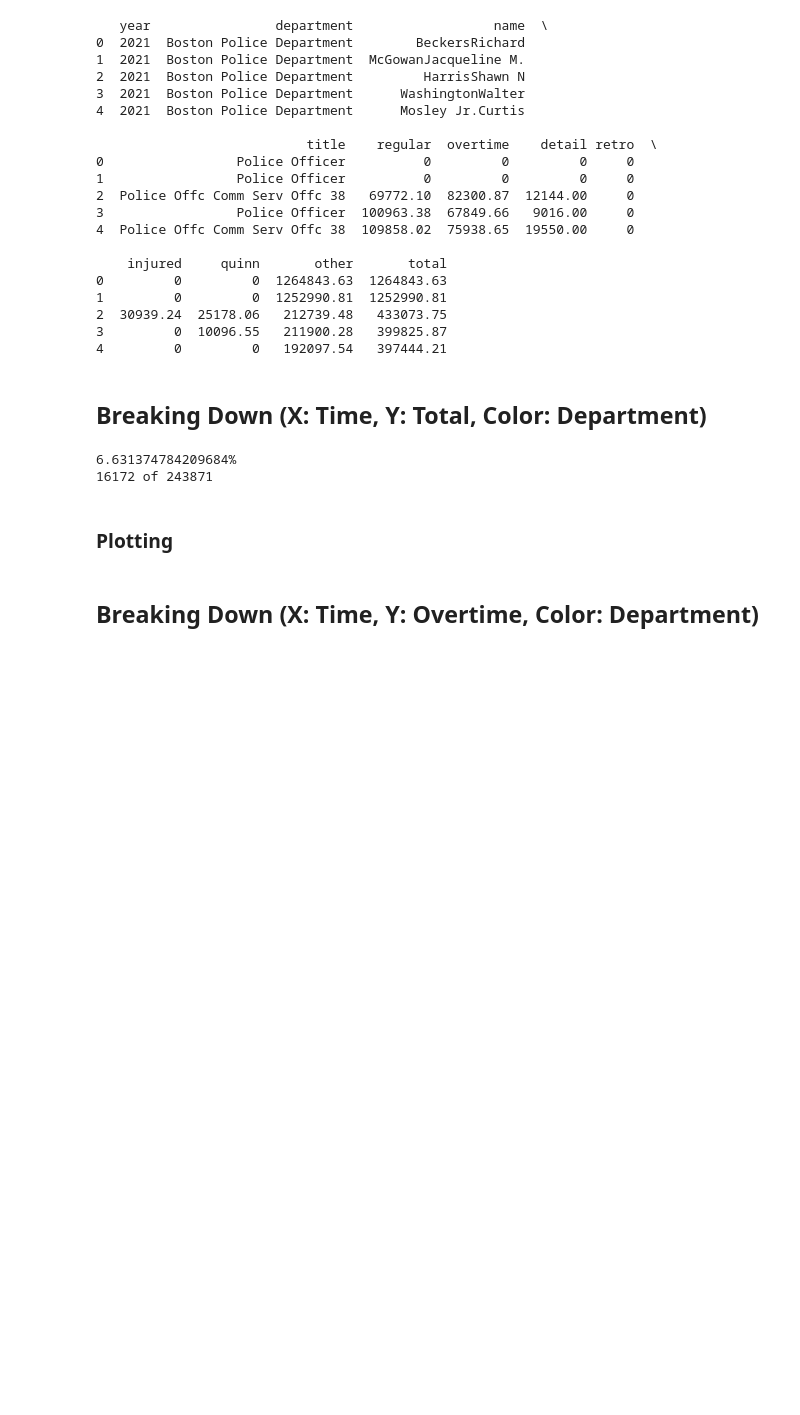
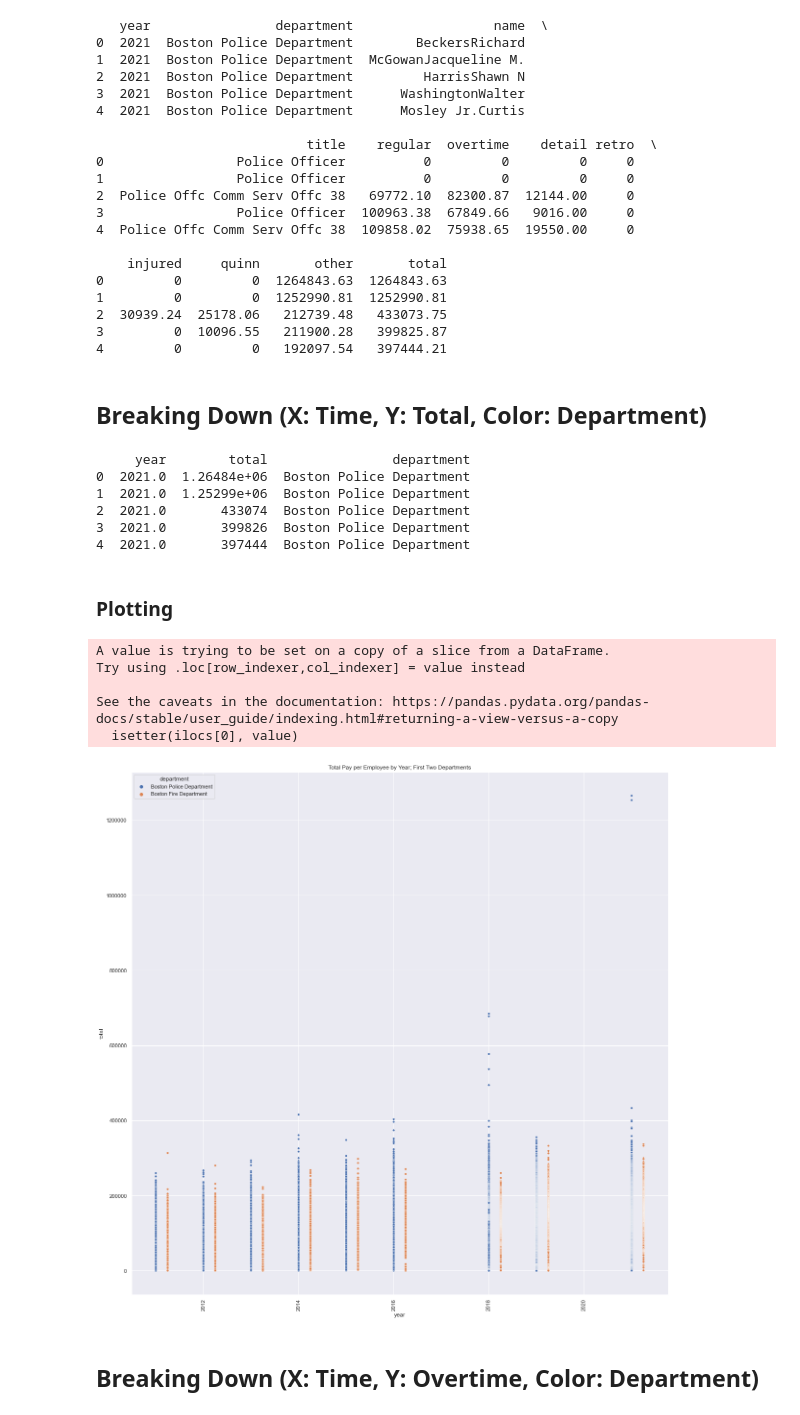
Before and after one commit to atomdog/CBBA, a Jupyter notebook: prototype visuals.ipynb, the cells around one changed output. Saved outputs shown, nothing was run; the diff lists cells and outputs as text; code cells hidden in the pictures; blank space fills up the shorter version.

```diff
--- a/prototype visuals.ipynb
+++ b/prototype visuals.ipynb
@@ -215,27 +217,54 @@ print("/r")
 for z in range(0, indexed):
     clear_output(wait=True)
     print(str((z / indexed)*100)+"% "+'\n'+ str(z)+" of " + str(indexed))
-    x_axis[x] = int(x_axis[z])
-    y_axis[y] = float(y_axis[z])
+    if(str(x_axis[z]).replace(".","").isnumeric()):
+        x_axis[z] = int(x_axis[z])
+    else:
+        x_axis[z] = None
+
+    if(str(y_axis[z]).replace(".","").isnumeric()):
+        y_axis[z] = float(y_axis[z])
+    else:
+        x_axis[z] = None
+
+
     points.append([x_axis[z], y_axis[z], departments[z]])
 
 clear_output(wait=False)
 our_cleaned_dataframe = pd.DataFrame(data=points,columns=["year", "total", "department"])
 print(our_cleaned_dataframe.head())
 # %% [output]
-6.631374784209684%
-16172 of 243871
+     year        total                department
+0  2021.0  1.26484e+06  Boston Police Department
+1  2021.0  1.25299e+06  Boston Police Department
+2  2021.0       433074  Boston Police Department
+3  2021.0       399826  Boston Police Department
+4  2021.0       397444  Boston Police Department
 # %% [markdown]
 ### Plotting
 # %%
 import seaborn as sns
 import matplotlib.pyplot as plt
 
 plt.ticklabel_format(style='plain', axis='y')
 plt.xticks(rotation=90)
-sns.set(rc = {'figure.figsize':(65,40)})
-sns.set(font_scale = 6)
-sns.scatterplot(data=our_cleaned_dataframe, x="year", y="total", hue="department",legend = True, s=150)
+options = ["Boston Police Department", "Boston Fire Department"]
+filtered_df = our_cleaned_dataframe[our_cleaned_dataframe['department'].isin(options)]
+filtered_df.loc[our_cleaned_dataframe['department'].isin(["Boston Fire Department"]), "year"]+=0.25
+sns.set(rc = {'figure.figsize':(20,20)})
+sns.set(font_scale = 60)
+sns.set_context("notebook")
+
+sc = sns.scatterplot(data=filtered_df, x="year", y="total", hue="department", legend = True, s=20)
+sc.invert_yaxis()
+sc.set(title='Total Pay per Employee by Year; First Two Departments')
 plt.show()
+# %% [output]
+A value is trying to be set on a copy of a slice from a DataFrame.
+Try using .loc[row_indexer,col_indexer] = value instead
+
+See the caveats in the documentation: https://pandas.pydata.org/pandas-docs/stable/user_guide/indexing.html#returning-a-view-versus-a-copy
+  isetter(ilocs[0], value)
+[figure, added]
 # %% [markdown]
 ## Breaking Down (X: Time, Y: Overtime, Color: Department)
```
Also changed, not shown: parts of 1 cell of this notebook, 1 other file.
